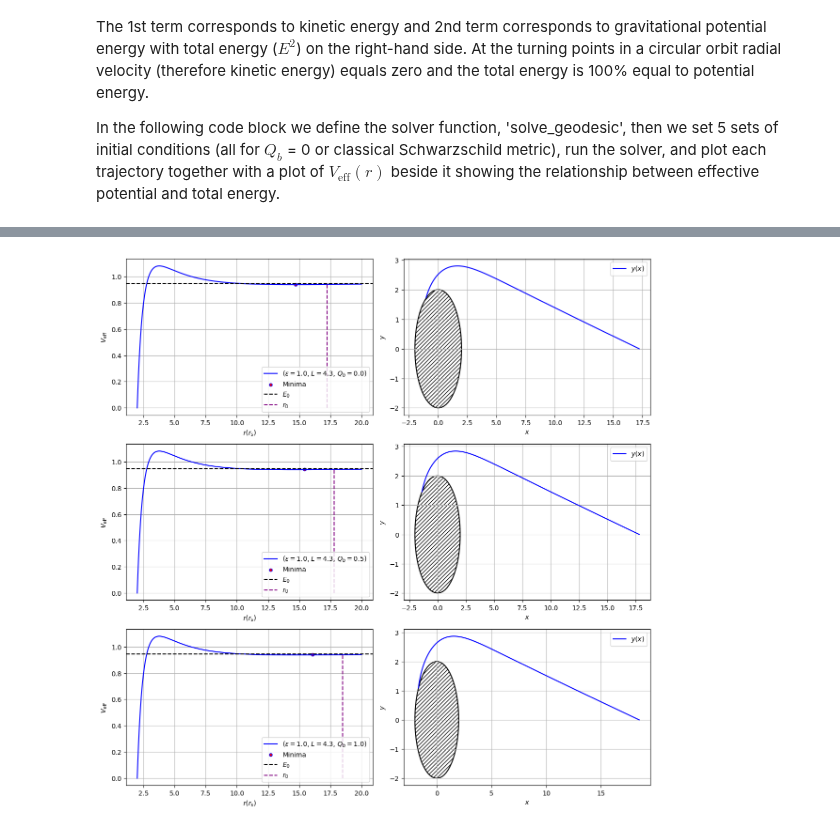
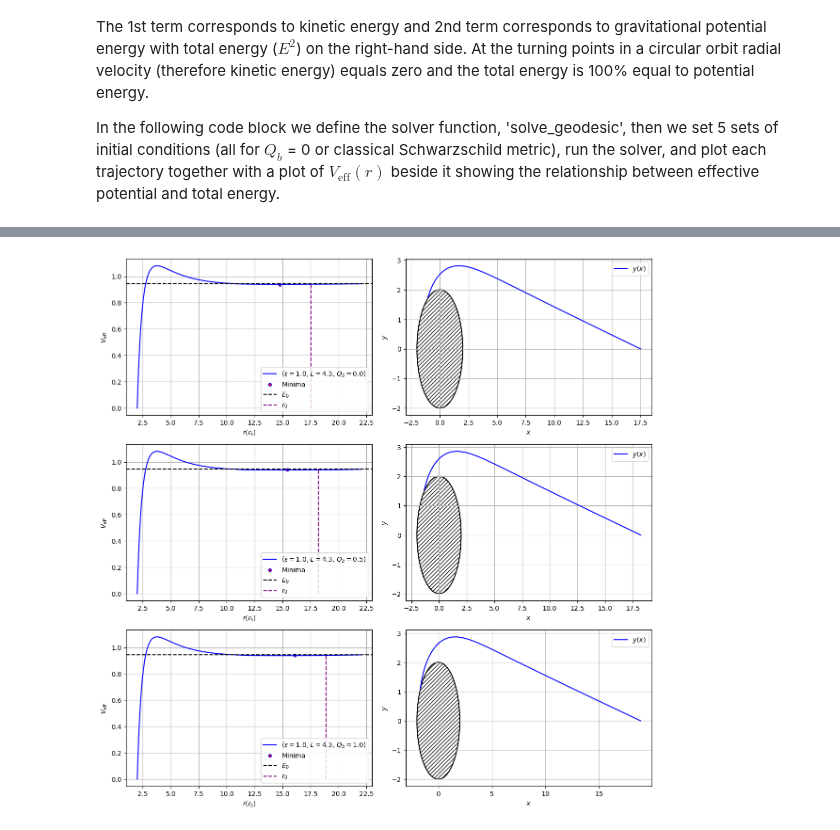
Before and after one commit to AdamSmithOrlik/quantum-black-holes, a Jupyter notebook: sue/orbital-precession.ipynb, the cells around one changed output, grey strips where cells are left out. Drawn from its saved outputs; the diff is of its cells as text; code cells hidden in the pictures.

```diff
--- a/sue/orbital-precession.ipynb
+++ b/sue/orbital-precession.ipynb
@@ -367,16 +374,16 @@ Next: using the array of maxima for $V_{\text{eff}}(r)$ for different values of
 Qc1_0 = 0.0
 phi1_0 = 0
 t1_0 = 0
-tau_span1 = [0, 50]
+tau_span1 = [0, 140]
 r1_out = 8 * rs1 # far out starting point
 #----------- Q_b = 0 ------------------#
 Qb1_0 = extrema_array[1, 2]
-r1_bound1 = extrema_array[1, 0] + 2.5
+r1_bound1 = extrema_array[1, 0] + 2.8
 E1_1 = extrema_array[1, 1] #v_eff at max (= E)
 E1_11 = E1_1 + 0.007
 params1_1 = (E1_11, L1, M1, Qb1_0, Qc1_0)
 
-r_1 = np.linspace(rs1, 10*rs1, 1000)
+r_1 = np.linspace(rs1, 11*rs1, 1000)
 v_eff_1 = np.array([v_eff(i, M1, L1, Qb1_0, Qc1_0, epsilon=1) for i in r_1])
 
 sol1_1 = solve_geodesic(r1_bound1, phi1_0, t1_0, tau_span1, params1_1, epsilon=1, direction=-1)
@@ -391,7 +398,7 @@ y_vals1_1 = r_vals1_1 * np.sin(phi_vals1_1)
 
 #---------- Q_b = 0.5 -------------
 Qb1_1 = extrema_array[5, 2]
-r1_bound2 = extrema_array[5, 0] + 2.4
+r1_bound2 = extrema_array[5, 0] + 2.8
 E1_2 = extrema_array[5, 1] #v_eff at max (= E)
 E1_22 = E1_2 + 0.004
 params1_2 = (E1_2, L1, M1, Qb1_1, Qc1_0)
@@ -408,7 +415,7 @@ y_vals2_1 = r_vals2_1 * np.sin(phi_vals2_1)
 
 #---------- Q_b = 1.0 -------------
 Qb1_2 = extrema_array[9, 2]
-r1_bound3 = extrema_array[9, 0] + 2.4
+r1_bound3 = extrema_array[9, 0] + 2.8
 E1_3 = extrema_array[9, 1]
 E1_33 = E1_3 + 0.004
 params1_3 = (E1_33, L1, M1, Qb1_2, Qc1_0)
@@ -459,31 +466,31 @@ axes[1, 1].plot(x_vals2_1, y_vals2_1, label=r'$y(x)$', color='blue')
 circle2_1 = patches.Circle((0, 0), 2*M1, edgecolor='black', facecolor='none', hatch='////', linewidth=1.5)
 axes[1, 1].add_patch(circle2_1)
 axes[1, 1].set_xlabel(r'$x$')
 axes[1, 1].set_ylabel(r'$y$')
 axes[1, 1].legend()
 axes[1, 1].grid()
 
 # Fifth plot
 axes[2, 0].plot(r_1, v_eff_1, label=rf"($\varepsilon={eps}$, $L={L1}$, $Q_b={Qb1_2}$)", color='b')
 axes[2, 0].scatter(extrema_array[9,0], extrema_array[9,1], color='r', s=20, edgecolors='b', label="Minima")
 axes[2, 0].axhline(y=E1_33, color='black', linestyle='--', label=r'$E_0$')
 axes[2, 0].vlines(x=r1_bound3, ymin=min(v_eff_1), ymax=E1_33, color='purple', linestyle='--', label=r'$r_0$')
 axes[2, 0].set_xlabel(r'$r(r_{\mathrm{s}})$')
 axes[2, 0].set_ylabel(r'$V_{\mathrm{eff}}$')
 axes[2, 0].legend()
 axes[2, 0].grid()
 
 # 6th plot
 axes[2, 1].plot(x_vals3_1, y_vals3_1, label=r'$y(x)$', color='blue')
 circle3_1 = patches.Circle((0, 0), 2*M1, edgecolor='black', facecolor='none', hatch='////', linewidth=1.5)
 axes[2, 1].add_patch(circle3_1)
 axes[2, 1].set_xlabel(r'$x$')
 axes[2, 1].set_ylabel(r'$y$')
 axes[2, 1].legend()
 axes[2, 1].grid()
 
 plt.tight_layout()
 plt.show()
 #---------------------------
 # %% [output]
-[figure, old version]
+[figure, new version]
```
Also changed, not shown: parts of 4 cells of this notebook.
